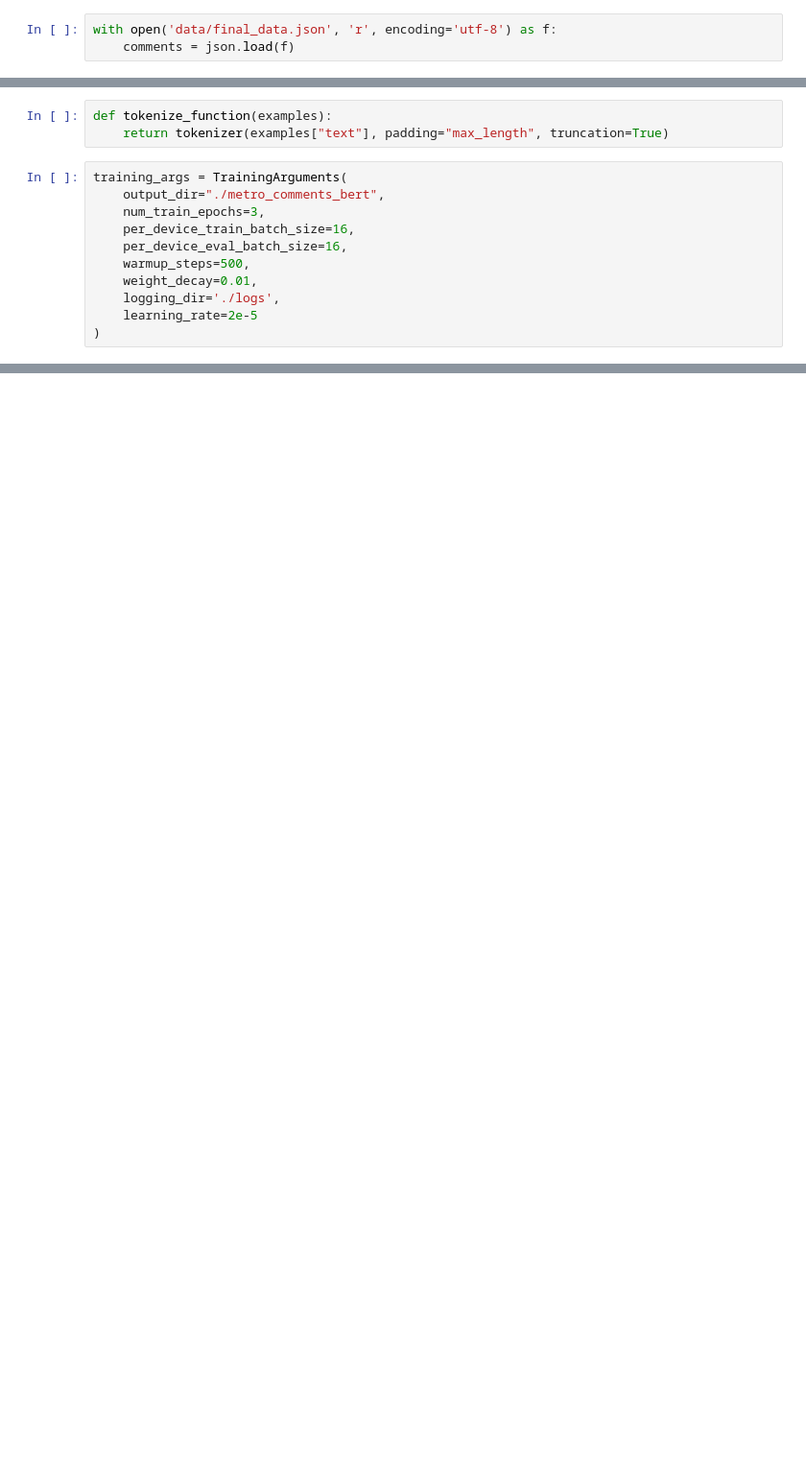
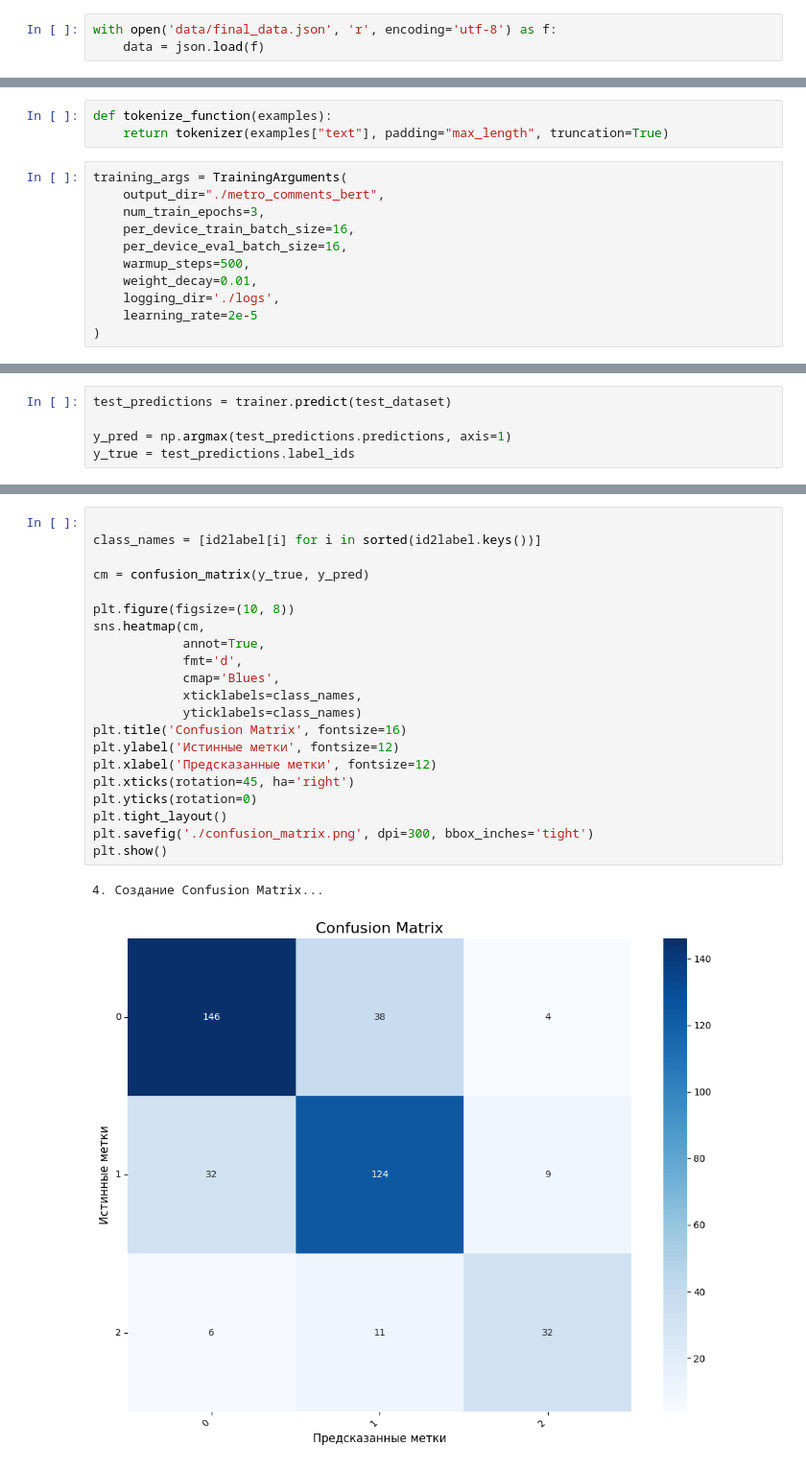
Before and after one commit to USHAKOVVVVV/mlops_Ushakov_SHAD-3111, a Jupyter notebook: course_project.ipynb, the cells around one changed output, grey strips where cells are left out. Shown at 96% size. Cells and saved outputs as stored; diff of their text form; blank space fills up the shorter version.

```diff
--- a/course_project.ipynb
+++ b/course_project.ipynb
@@ -662,7 +580,7 @@ with open('data/final_data.json', 'w', encoding='utf-8') as f:
 import json
 # %%
 with open('data/final_data.json', 'r', encoding='utf-8') as f:
-    comments = json.load(f)
+    data = json.load(f)
 # %%
 from sklearn.model_selection import train_test_split
 import numpy as np
@@ -861,0 +781,5 @@ KeyboardInterrupt:
+# %%
+test_predictions = trainer.predict(test_dataset)
+
+y_pred = np.argmax(test_predictions.predictions, axis=1)
+y_true = test_predictions.label_ids
@@ -861,0 +822,24 @@ KeyboardInterrupt:
+# %%
+
+class_names = [id2label[i] for i in sorted(id2label.keys())]
+
+cm = confusion_matrix(y_true, y_pred)
+
+plt.figure(figsize=(10, 8))
+sns.heatmap(cm,
+            annot=True,
+            fmt='d',
+            cmap='Blues',
+            xticklabels=class_names,
+            yticklabels=class_names)
+plt.title('Confusion Matrix', fontsize=16)
+plt.ylabel('Истинные метки', fontsize=12)
+plt.xlabel('Предсказанные метки', fontsize=12)
+plt.xticks(rotation=45, ha='right')
+plt.yticks(rotation=0)
+plt.tight_layout()
+plt.savefig('./confusion_matrix.png', dpi=300, bbox_inches='tight')
+plt.show()
+# %% [output]
+4. Создание Confusion Matrix...
+[figure, added]
```
Also changed, not shown: parts of 35 cells of this notebook.
